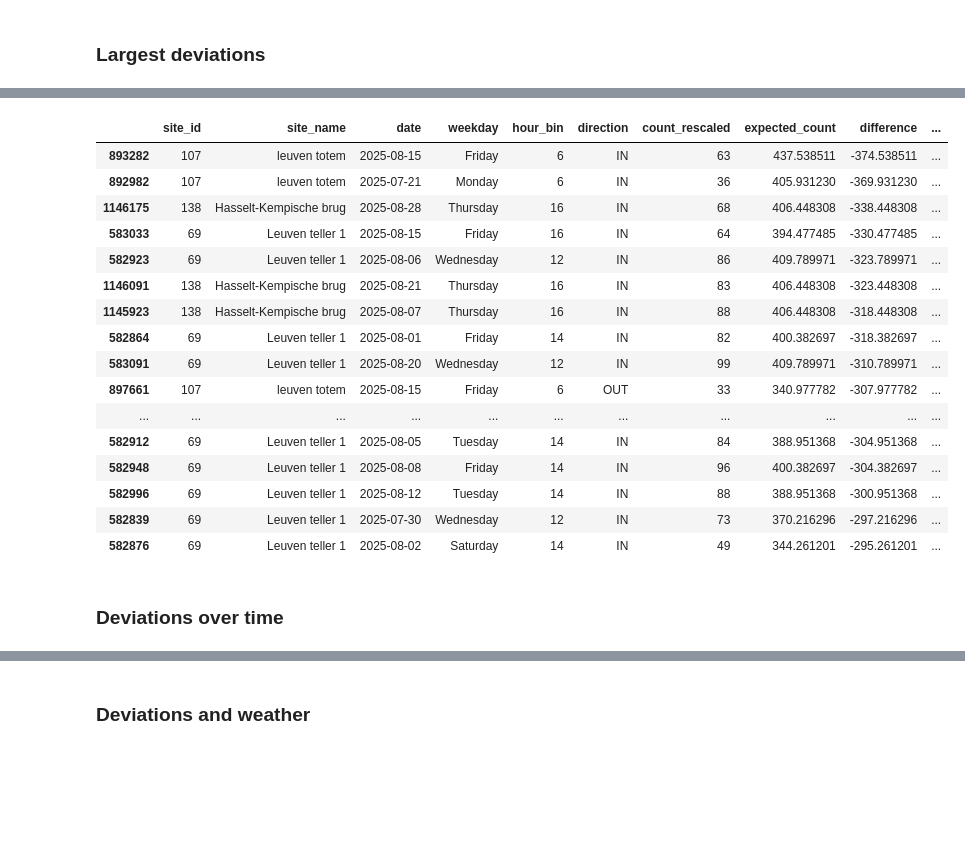
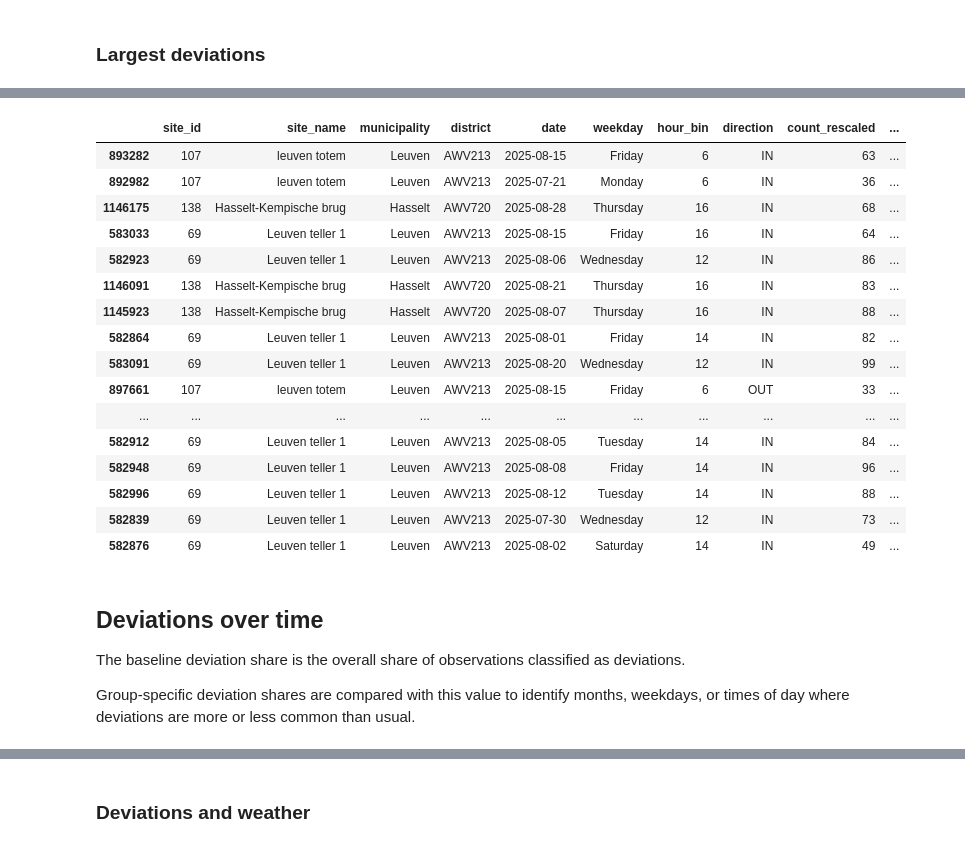
Before and after one commit to annasolodka/mda-cycling-traffic-analysis, a Jupyter notebook: notebooks/05_detect_deviations.ipynb, the cells around one changed output, grey strips where cells are left out. Saved outputs shown, nothing was run; the diff lists cells and outputs as text; code cells hidden in the pictures; blank space fills up the shorter version.

```diff
--- a/notebooks/05_detect_deviations.ipynb
+++ b/notebooks/05_detect_deviations.ipynb
@@ -226,8 +236,12 @@ deviation_data["relative_difference"] = (
 # %%
+MIN_REFERENCE_N = 10
+ABSOLUTE_DIFFERENCE_THRESHOLD = 25
+RELATIVE_DIFFERENCE_THRESHOLD = 0.75
+
 deviation_data["is_deviation"] = (
-    (deviation_data["reference_n"] >= 10) &
-    (deviation_data["difference"].abs() > 25) &
-    (deviation_data["relative_difference"].abs() > 0.75)
+    (deviation_data["reference_n"] >= MIN_REFERENCE_N) &
+    (deviation_data["difference"].abs() >= ABSOLUTE_DIFFERENCE_THRESHOLD) &
+    (deviation_data["relative_difference"].abs() >= RELATIVE_DIFFERENCE_THRESHOLD)
 ).astype(int)
 # %%
 deviation_data["deviation_direction"] = "No deviation"
@@ -467,45 +491,52 @@ deviation_data.loc[
 # %%
 deviation_data.loc[
-    deviation_data["is_deviation"] == 1
+    deviation_rows
 ].sort_values(
     "difference",
     ascending=True
 )[
     [
         "site_id",
         "site_name",
+        "municipality",
+        "district",
         "date",
         "weekday",
         "hour_bin",
         "direction",
         "count_rescaled",
         "expected_count",
         "difference",
         "relative_difference",
+        "deviation_direction",
         "precipitation_category",
         "is_strike",
         "is_outdoor_music",
         "is_indoor_music",
         "is_sport_event",
     ]
 ].head(20)
 # %% [output]
-|  | site_id | site_name | date | weekday | hour_bin | direction | count_rescaled | expected_count | difference | ... |
-| 893282 | 107 | leuven totem | 2025-08-15 | Friday | 6 | IN | 63 | 437.538511 | -374.538511 | ... |
-| 892982 | 107 | leuven totem | 2025-07-21 | Monday | 6 | IN | 36 | 405.931230 | -369.931230 | ... |
-| 1146175 | 138 | Hasselt-Kempische brug | 2025-08-28 | Thursday | 16 | IN | 68 | 406.448308 | -338.448308 | ... |
-| 583033 | 69 | Leuven teller 1 | 2025-08-15 | Friday | 16 | IN | 64 | 394.477485 | -330.477485 | ... |
-| 582923 | 69 | Leuven teller 1 | 2025-08-06 | Wednesday | 12 | IN | 86 | 409.789971 | -323.789971 | ... |
-| 1146091 | 138 | Hasselt-Kempische brug | 2025-08-21 | Thursday | 16 | IN | 83 | 406.448308 | -323.448308 | ... |
-| 1145923 | 138 | Hasselt-Kempische brug | 2025-08-07 | Thursday | 16 | IN | 88 | 406.448308 | -318.448308 | ... |
-| 582864 | 69 | Leuven teller 1 | 2025-08-01 | Friday | 14 | IN | 82 | 400.382697 | -318.382697 | ... |
-| 583091 | 69 | Leuven teller 1 | 2025-08-20 | Wednesday | 12 | IN | 99 | 409.789971 | -310.789971 | ... |
-| 897661 | 107 | leuven totem | 2025-08-15 | Friday | 6 | OUT | 33 | 340.977782 | -307.977782 | ... |
+|  | site_id | site_name | municipality | district | date | weekday | hour_bin | direction | count_rescaled | ... |
+| 893282 | 107 | leuven totem | Leuven | AWV213 | 2025-08-15 | Friday | 6 | IN | 63 | ... |
+| 892982 | 107 | leuven totem | Leuven | AWV213 | 2025-07-21 | Monday | 6 | IN | 36 | ... |
+| 1146175 | 138 | Hasselt-Kempische brug | Hasselt | AWV720 | 2025-08-28 | Thursday | 16 | IN | 68 | ... |
+| 583033 | 69 | Leuven teller 1 | Leuven | AWV213 | 2025-08-15 | Friday | 16 | IN | 64 | ... |
+| 582923 | 69 | Leuven teller 1 | Leuven | AWV213 | 2025-08-06 | Wednesday | 12 | IN | 86 | ... |
+| 1146091 | 138 | Hasselt-Kempische brug | Hasselt | AWV720 | 2025-08-21 | Thursday | 16 | IN | 83 | ... |
+| 1145923 | 138 | Hasselt-Kempische brug | Hasselt | AWV720 | 2025-08-07 | Thursday | 16 | IN | 88 | ... |
+| 582864 | 69 | Leuven teller 1 | Leuven | AWV213 | 2025-08-01 | Friday | 14 | IN | 82 | ... |
+| 583091 | 69 | Leuven teller 1 | Leuven | AWV213 | 2025-08-20 | Wednesday | 12 | IN | 99 | ... |
+| 897661 | 107 | leuven totem | Leuven | AWV213 | 2025-08-15 | Friday | 6 | OUT | 33 | ... |
 | ... | ... | ... | ... | ... | ... | ... | ... | ... | ... | ... |
-| 582912 | 69 | Leuven teller 1 | 2025-08-05 | Tuesday | 14 | IN | 84 | 388.951368 | -304.951368 | ... |
-| 582948 | 69 | Leuven teller 1 | 2025-08-08 | Friday | 14 | IN | 96 | 400.382697 | -304.382697 | ... |
-| 582996 | 69 | Leuven teller 1 | 2025-08-12 | Tuesday | 14 | IN | 88 | 388.951368 | -300.951368 | ... |
-| 582839 | 69 | Leuven teller 1 | 2025-07-30 | Wednesday | 12 | IN | 73 | 370.216296 | -297.216296 | ... |
-| 582876 | 69 | Leuven teller 1 | 2025-08-02 | Saturday | 14 | IN | 49 | 344.261201 | -295.261201 | ... |
+| 582912 | 69 | Leuven teller 1 | Leuven | AWV213 | 2025-08-05 | Tuesday | 14 | IN | 84 | ... |
+| 582948 | 69 | Leuven teller 1 | Leuven | AWV213 | 2025-08-08 | Friday | 14 | IN | 96 | ... |
+| 582996 | 69 | Leuven teller 1 | Leuven | AWV213 | 2025-08-12 | Tuesday | 14 | IN | 88 | ... |
+| 582839 | 69 | Leuven teller 1 | Leuven | AWV213 | 2025-07-30 | Wednesday | 12 | IN | 73 | ... |
+| 582876 | 69 | Leuven teller 1 | Leuven | AWV213 | 2025-08-02 | Saturday | 14 | IN | 49 | ... |
 # %% [markdown]
-### Deviations over time
+## Deviations over time
+
+The baseline deviation share is the overall share of observations classified as deviations.
+
+Group-specific deviation shares are compared with this value to identify months, weekdays, or times of day where deviations are more or less common than usual.
```
Also changed, not shown: parts of 94 cells of this notebook.
